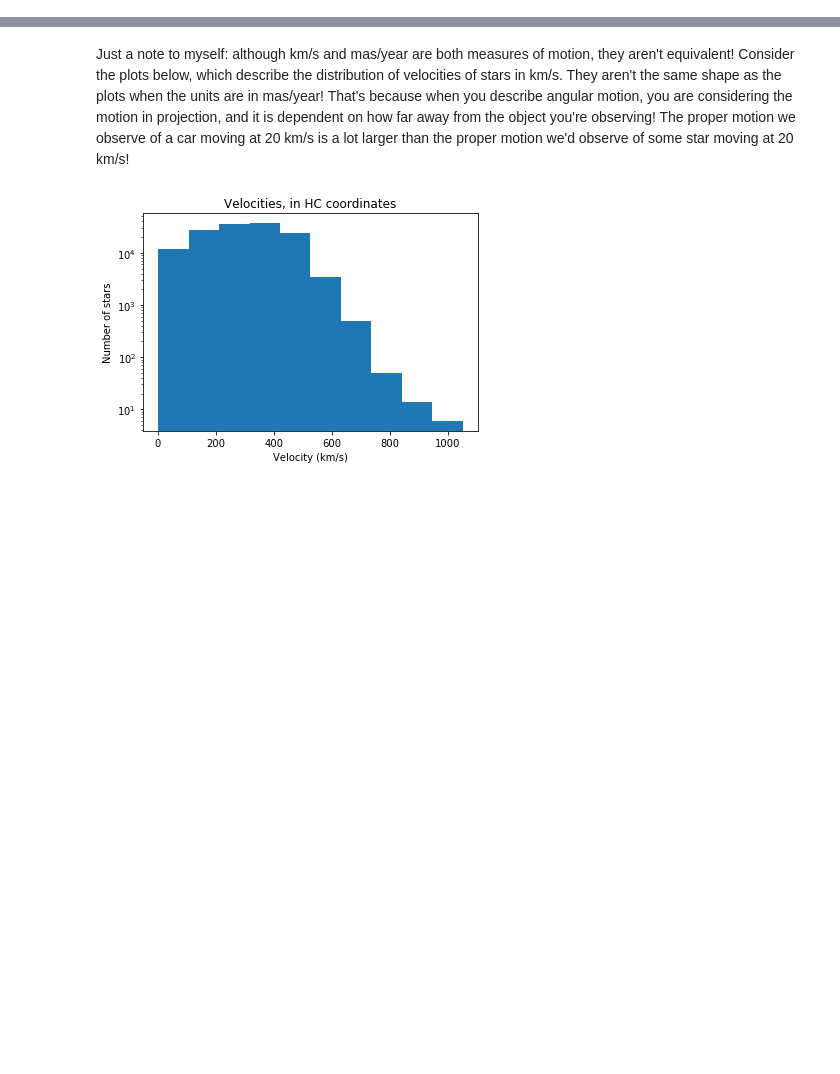
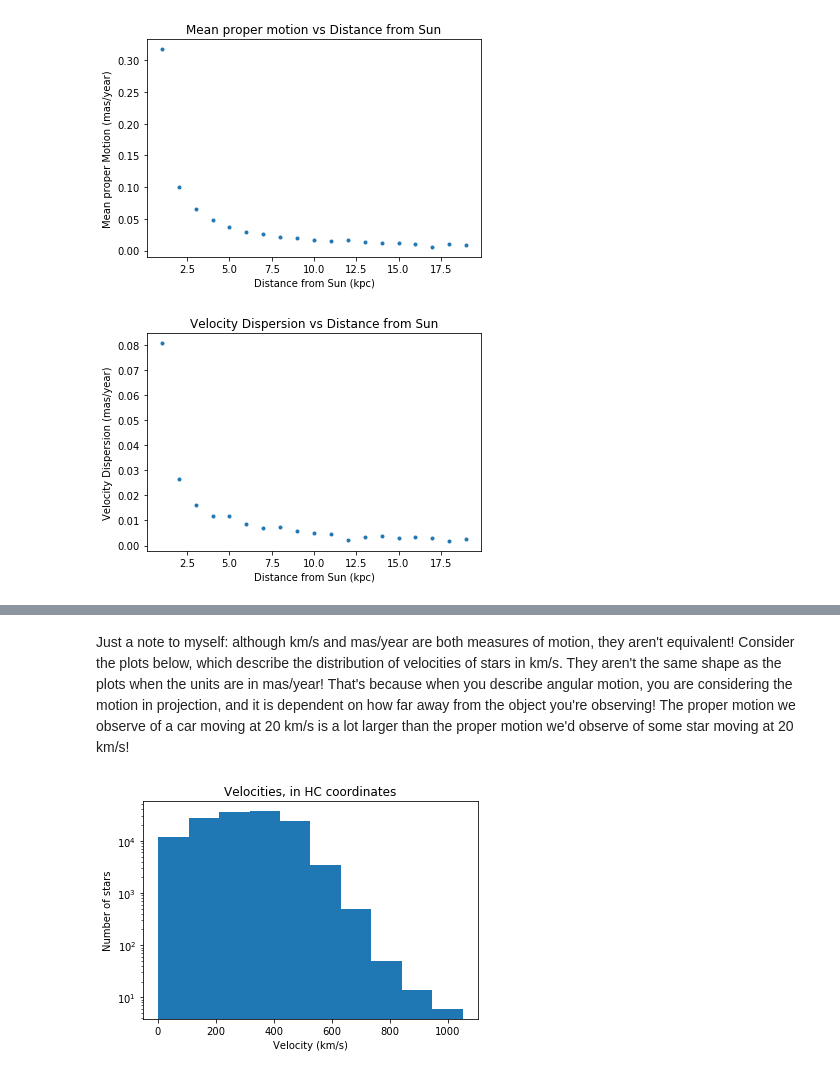
Before and after one commit to bluefatima/PandaRepo, a Jupyter notebook: Galaxia Tests 4 (Average Proper Motion and Dispersion, HC).ipynb, the cells around one changed output, grey strips where cells are left out. Cells and saved outputs as stored; diff of their text form; code cells hidden in the pictures; blank space fills up the shorter version.

```diff
--- a/Galaxia Tests 4 (Average Proper Motion and Dispersion, HC).ipynb
+++ b/Galaxia Tests 4 (Average Proper Motion and Dispersion, HC).ipynb
@@ -113,0 +23,76 @@ plt.show()
+# %%
+#samples points over an n-sphere of radius 1
+def sample_spherical(npoints, ndim):
+    vec = np.random.randn(ndim, npoints)
+    vec /= np.linalg.norm(vec, axis=0)
+    return vec
+
+#samples points from a gaussian
+def sample_gauss(npoints, ndim):
+    vec = 5 * np.random.randn(ndim, npoints)
+    return vec
+
+#make position and velocity vectors
+#velocities are all 1 km/s
+#each x,y,z coordinate randomly sampled from a Gaussian
+HCvelvec = np.array(sample_spherical(1000,3))
+HCposvec = np.array(sample_gauss(1000,3))
+
+#break vectors up into individual components
+HCxvel = HCvelvec[0]
+HCyvel = HCvelvec[1]
+HCzvel = HCvelvec[2]
+HCx = HCposvec[0]
+HCy = HCposvec[1]
+HCz = HCposvec[2]
+
+#check to see if they are all the same velocity; uncomment print statement to see.
+HCvelradius = []
+for i in np.arange(len(HCxvel)):
+    HCvelradius.append(np.sqrt(HCxvel[i]**2 + HCyvel[i]**2 + HCzvel[i]**2))
+HCvelradius = np.array(HCvelradius)
+#print(HCvelradius)
+
+#calculate the length of the position vector
+HCradius = []
+for i in np.arange(len(HCx)):
+    HCradius.append(np.sqrt(HCx[i]**2 + HCy[i]**2 + HCz[i]**2))
+HCradius = np.array(HCradius)
+
+#check to see the maximum and minimum length of position vector; uncomment print statement to see
+#print(min(HCradius))
+#print(max(HCradius))
+
+vDOTr = (HCxvel*HCx + HCyvel*HCy + HCzvel*HCz)/(HCradius)
+rHAT = HCposvec/HCradius
+allpropermotion = np.linalg.norm(HCvelvec - vDOTr*rHAT, axis = 0)/(4.74 * HCradius)
+
+averagemotion = [[],[],[],[],[],[],[],[],[],[],[],[],[],[],[],[],[],[],[],[]]
+veldispersion = [[],[],[],[],[],[],[],[],[],[],[],[],[],[],[],[],[],[],[],[]]
+for i in np.arange(20):
+    propermotions = allpropermotion[(HCradius > i) & (HCradius <= i + 1)]
+    averagemotion[i] = np.mean(propermotions)
+    veldispersion[i] = np.std(propermotions)
+radialdist = np.arange(1,21)
+
+plt.plot(radialdist, averagemotion, '.')
+plt.xlabel("Distance from Sun (kpc)")
+plt.ylabel("Mean proper Motion (mas/year)")
+plt.title("Mean proper motion vs Distance from Sun")
+plt.show()
+
+plt.plot(radialdist, veldispersion, '.')
+plt.xlabel("Distance from Sun (kpc)")
+plt.ylabel("Velocity Dispersion (mas/year)")
+plt.title("Velocity Dispersion vs Distance from Sun")
+plt.show()
+
+print(np.average(HCxvel))
+print(np.average(HCyvel))
+print(np.average(HCzvel))
+print(np.average(HCx))
+print(np.average(HCy))
+print(np.average(HCz))
+# %% [output]
+[figure, added]
+[figure, added]
```
Also changed, not shown: parts of 13 cells of this notebook, 8 other files.
